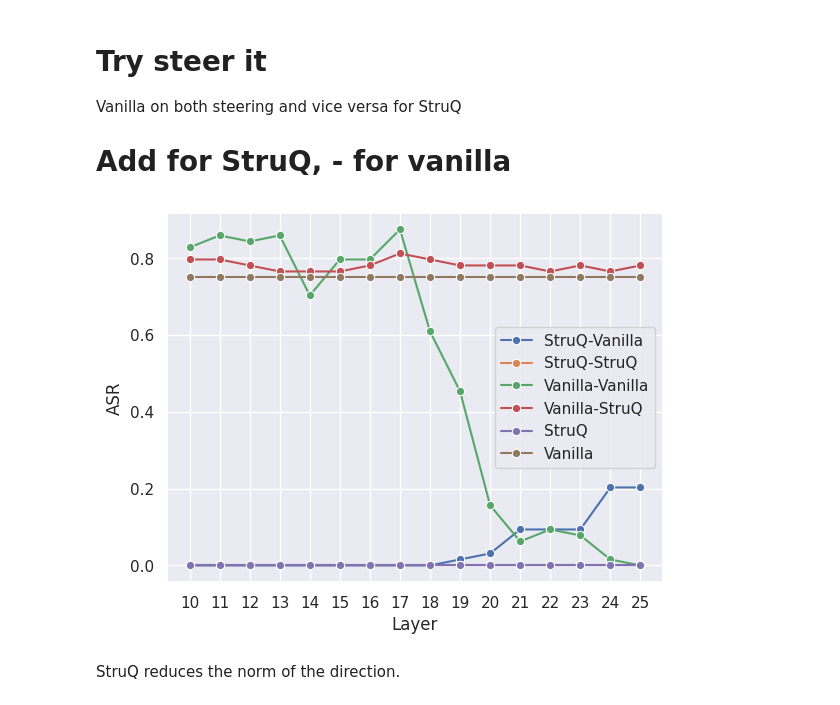
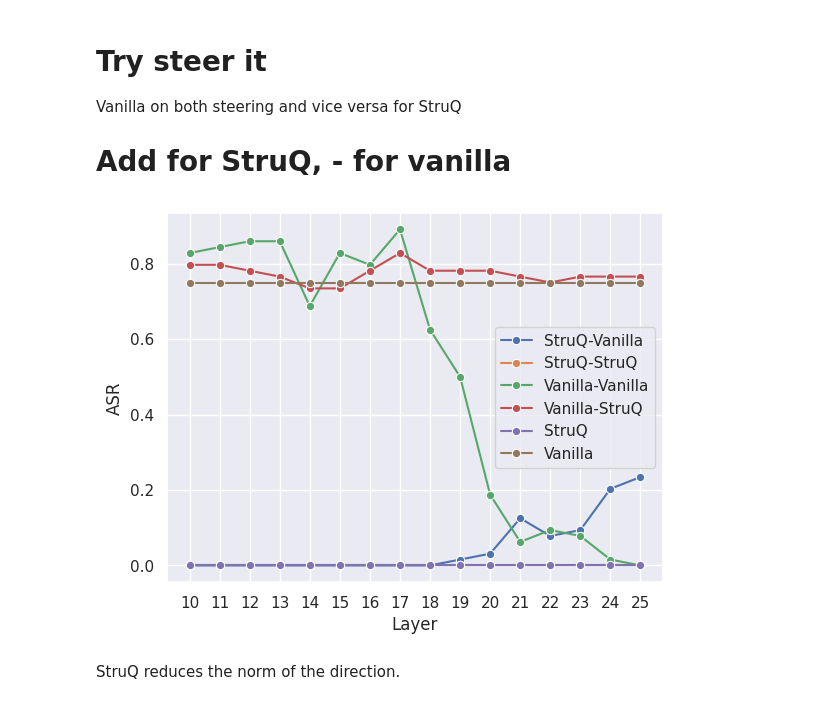
Before and after one commit to wj210/IPI_defense, a Jupyter notebook: notebooks/interp.ipynb, the cells around one changed output. Cells and saved outputs as stored; diff of their text form; code cells hidden in the pictures.

```diff
--- a/notebooks/interp.ipynb
+++ b/notebooks/interp.ipynb
@@ -55,20 +56,28 @@ home_dir = '..'
 seed_all()
+# %%
+import glob
+def load_hf_model(model_name): # only for work
+    user,model_name = model_name.split('/')
+    base = f"../../huggingface_models/models--{user}--{model_name}/snapshots"
+    commit_hash = os.path.basename(glob.glob(f"{base}/*")[0])  # first snapshot folder
+    model_path = os.path.join(base, commit_hash)
+    return model_path
 # %%
 device = 'cuda:0'
 other_device = 'cuda:1'
-# model_path = "Qwen3-8B_SpclSpclSpcl_NaiveCompletion"
-# other_model_path = "Qwen3-8B_SpclSpclSpcl_None"
-model_path = f"{home_dir}/Gemma2-2B_SpclSpclSpcl_NaiveCompletion"
-other_model_path = f"{home_dir}/Gemma2-2B_SpclSpclSpcl_None"
-gemma_kwargs = {"attn_implementation":"eager"} # only for gemma model
-
-tokenizer = AutoTokenizer.from_pretrained(model_path) # change to model path at work
+model_path = load_hf_model("weijie210/Qwen3-8B_SpclSpclSpcl_NaiveCompletion")
+other_model_path = load_hf_model("weijie210/Qwen3-8B_SpclSpclSpcl_None") # only for work
+# model_path = f"{home_dir}/Gemma2-2B_SpclSpclSpcl_NaiveCompletion"
+# other_model_path = f"{home_dir}/Gemma2-2B_SpclSpclSpcl_None"
+# gemma_kwargs = {"attn_implementation":"eager"} # only for gemma model
+gemma_kwargs = {}
+tokenizer = AutoTokenizer.from_pretrained(other_model_path) # change to model path at work
 tokenizer.padding_side = "left"
-torch_dtype = torch.bfloat16
-model = LanguageModel(model_path,device_map=device, dispatch=True,**gemma_kwargs).to(torch_dtype)
+torch_dtype = torch.float16
+model = LanguageModel(model_path,device_map=device, dispatch=True,torch_dtype = torch_dtype,**gemma_kwargs)
 model.tokenizer = tokenizer
 ## Vanilla model
-v_model = LanguageModel(other_model_path,device_map=other_device, dispatch=True,**gemma_kwargs).to(torch_dtype)
+v_model = LanguageModel(other_model_path,device_map=other_device, dispatch=True,torch_dtype = torch_dtype,**gemma_kwargs)
 v_model.tokenizer = tokenizer
 
 num_layers = len(model.model.layers)
@@ -108,5 +117,7 @@ for i in tqdm(range(0,len(attack_inputs),bz),total = len(attack_inputs)//bz):
     attacked['struq'].extend(get_asr(out))
     attacked['vanilla'].extend(get_asr(v_out))
 
+attacked = {k:np.mean(v) for k,v in attacked.items()}
+
 for k,v in attacked.items():
-    print (f'{k}: {np.mean(v):.2f}')
+    print (f'{k}: {v:.2f}')
@@ -113,7 +127,7 @@ for k,v in attacked.items():
 # %%
 steer_size = 64
 
-clean_prompts = form_llm_input(ds,lambda x: x,original_prompt_format,apply_defensive_filter=True,defense = 'none')[:steer_size]
+clean_prompts = form_llm_input(ds,lambda x: x,prompt_format,apply_defensive_filter=True,defense = 'none')[:steer_size]
 corrupt_prompts = attack_inputs[:steer_size]
 directions = {l:v.detach().cpu() for l,v in contrast_activations(model,clean_prompts,corrupt_prompts,bz=16).items()}
 v_directions = {l:v.detach().cpu() for l,v in contrast_activations(v_model,clean_prompts,corrupt_prompts,bz=16).items()}
@@ -155,12 +181,12 @@ for layer in tqdm(test_range,total = len(test_range)):
     base_results['base'].append(np.mean(get_asr(nnsight_generate(v_model,test_inputs,gen_kwargs,vec=base_vec,intervene_layers=layer,scale = -1.0,**steer_args))))
     base_results['struq'].append(np.mean(get_asr(nnsight_generate(v_model,test_inputs,gen_kwargs,vec=struq_vec,intervene_layers=layer,scale = -1.0,**steer_args))))
 # %%
-plot_data = [struq_results['base'],struq_results['struq'],base_results['base'],base_results['struq'],[0]*len(test_range),[0.75]*len(test_range)]
+plot_data = [struq_results['base'],struq_results['struq'],base_results['base'],base_results['struq'],[attacked['struq']]*len(test_range),[attacked['vanilla']]*len(test_range)]
 label_name = ['StruQ-Vanilla','StruQ-StruQ','Vanilla-Vanilla','Vanilla-StruQ','StruQ','Vanilla']
 
 plot_line(np.stack(plot_data),xlabel = 'Layer',ylabel = 'ASR',labels = label_name,xticks=[str(x) for x in test_range])
 # %% [output]
-[figure, old version]
+[figure, new version]
 # %% [markdown]
 StruQ reduces the norm of the direction.
 # %% [markdown]
```
Also changed, not shown: parts of 11 cells of this notebook, 3 other files.
